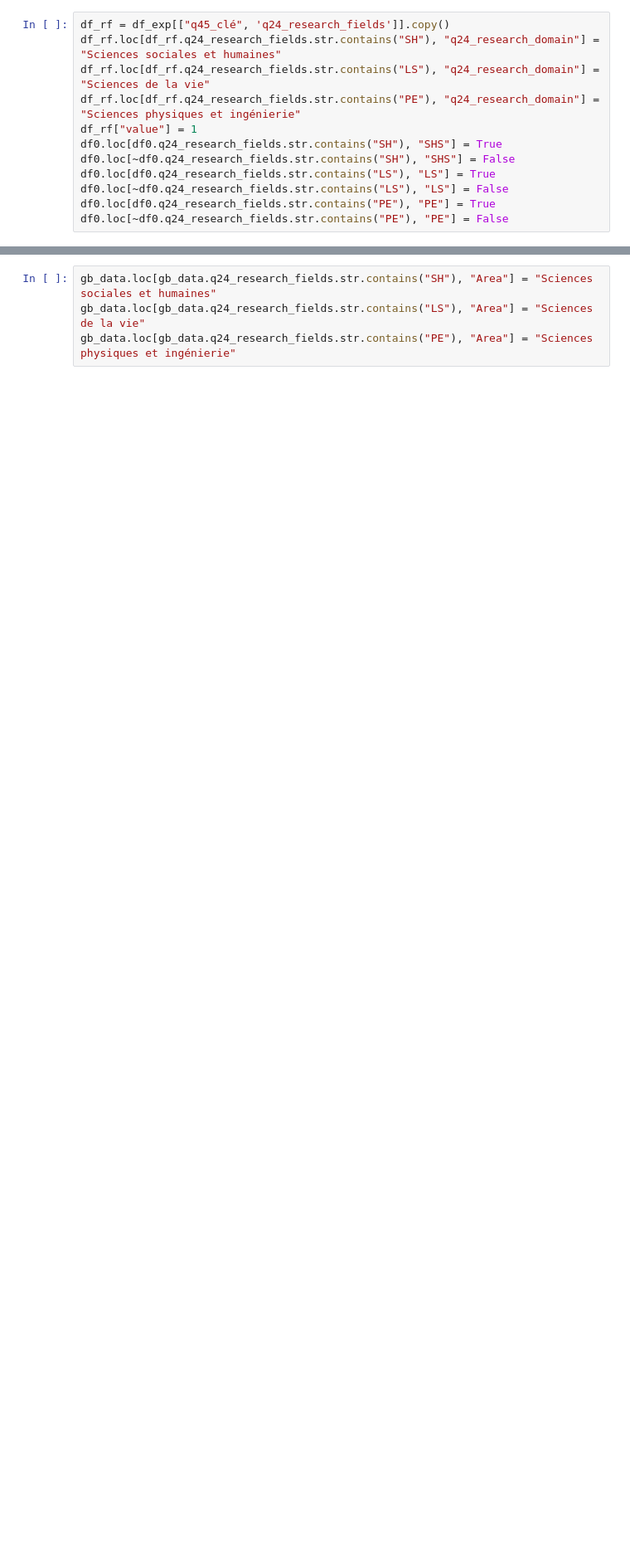
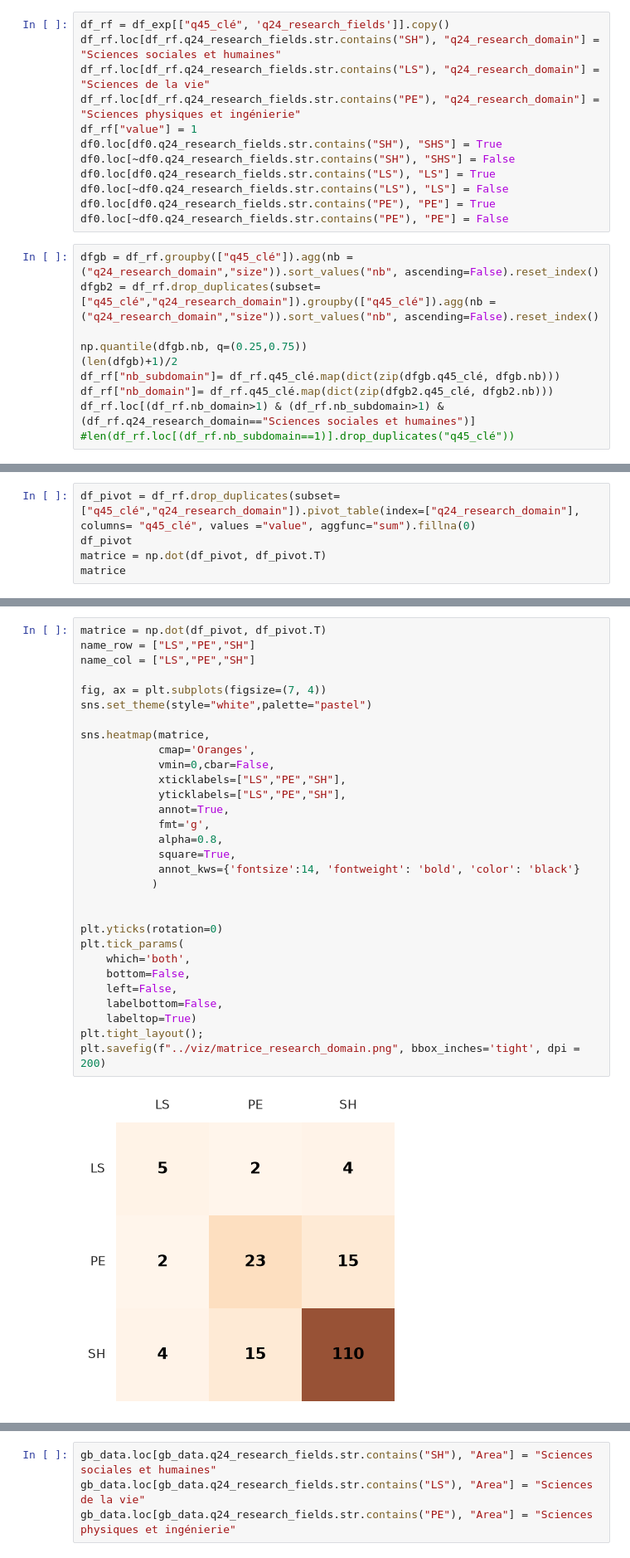
Before and after one commit to luneauaymeric/enquete_SO_p8, a Jupyter notebook: script_analyse/stat_descriptive/profil_repondant.ipynb, the cells around one changed output, grey strips where cells are left out. Shown at 83% size. Cells and saved outputs as stored; diff of their text form; blank space fills up the shorter version.

```diff
--- a/script_analyse/stat_descriptive/profil_repondant.ipynb
+++ b/script_analyse/stat_descriptive/profil_repondant.ipynb
@@ -177,3 +161,13 @@ df0.loc[df0.q24_research_fields.str.contains("LS"), "LS"] = True
 df0.loc[~df0.q24_research_fields.str.contains("LS"), "LS"] = False
 df0.loc[df0.q24_research_fields.str.contains("PE"), "PE"] = True
 df0.loc[~df0.q24_research_fields.str.contains("PE"), "PE"] = False
+# %%
+dfgb = df_rf.groupby(["q45_clé"]).agg(nb = ("q24_research_domain","size")).sort_values("nb", ascending=False).reset_index()
+dfgb2 = df_rf.drop_duplicates(subset=["q45_clé","q24_research_domain"]).groupby(["q45_clé"]).agg(nb = ("q24_research_domain","size")).sort_values("nb", ascending=False).reset_index()
+
+np.quantile(dfgb.nb, q=(0.25,0.75))
+(len(dfgb)+1)/2
+df_rf["nb_subdomain"]= df_rf.q45_clé.map(dict(zip(dfgb.q45_clé, dfgb.nb)))
+df_rf["nb_domain"]= df_rf.q45_clé.map(dict(zip(dfgb2.q45_clé, dfgb2.nb)))
+df_rf.loc[(df_rf.nb_domain>1) & (df_rf.nb_subdomain>1) & (df_rf.q24_research_domain=="Sciences sociales et humaines")]
+#len(df_rf.loc[(df_rf.nb_subdomain==1)].drop_duplicates("q45_clé"))
@@ -179,0 +209,5 @@ df0.loc[~df0.q24_research_fields.str.contains("PE"), "PE"] = False
+# %%
+df_pivot = df_rf.drop_duplicates(subset=["q45_clé","q24_research_domain"]).pivot_table(index=["q24_research_domain"], columns= "q45_clé", values ="value", aggfunc="sum").fillna(0)
+df_pivot
+matrice = np.dot(df_pivot, df_pivot.T)
+matrice
@@ -179,0 +218,32 @@ df0.loc[~df0.q24_research_fields.str.contains("PE"), "PE"] = False
+# %%
+matrice = np.dot(df_pivot, df_pivot.T)
+name_row = ["LS","PE","SH"]
+name_col = ["LS","PE","SH"]
+
+fig, ax = plt.subplots(figsize=(7, 4))
+sns.set_theme(style="white",palette="pastel")
+
+sns.heatmap(matrice,
+            cmap='Oranges',
+            vmin=0,cbar=False,
+            xticklabels=["LS","PE","SH"],
+            yticklabels=["LS","PE","SH"],
+            annot=True,
+            fmt='g',
+            alpha=0.8,
+            square=True,
+            annot_kws={'fontsize':14, 'fontweight': 'bold', 'color': 'black'}
+           )
+
+
+plt.yticks(rotation=0)
+plt.tick_params(
+    which='both',
+    bottom=False,
+    left=False,
+    labelbottom=False,
+    labeltop=True)
+plt.tight_layout();
+plt.savefig(f"../viz/matrice_research_domain.png", bbox_inches='tight', dpi = 200)
+# %% [output]
+[figure, added]
```
Also changed, not shown: parts of 9 cells of this notebook, 45 other files.
